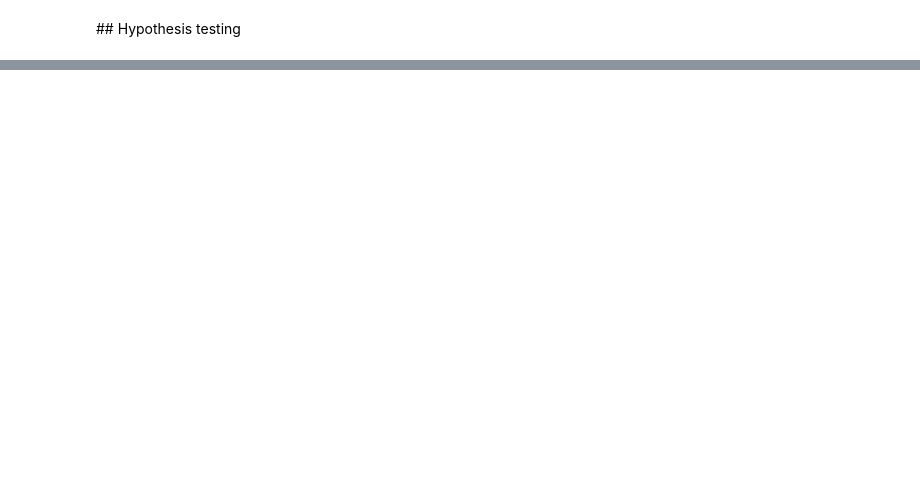
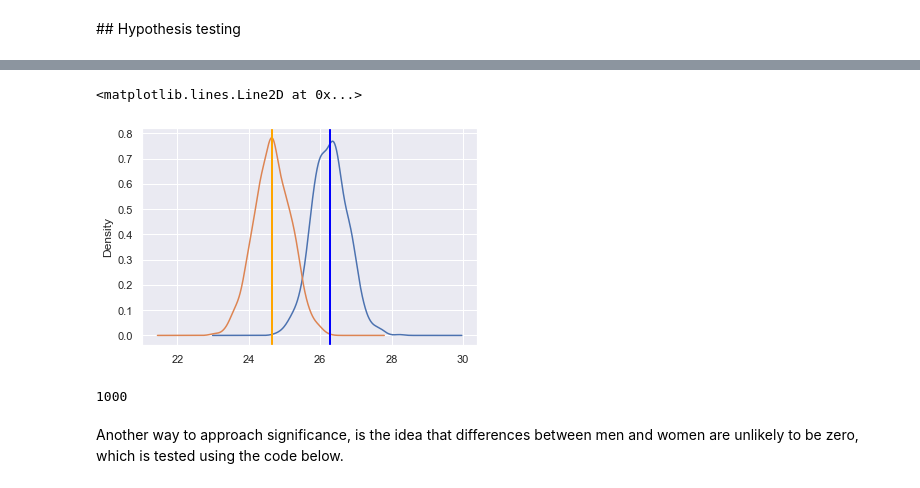
Before and after one commit to kasparvonbeelen/ghi_python, a Jupyter notebook: 10_-_Hypothesis_Testing.ipynb, the cells around one changed output, grey strips where cells are left out. Saved outputs shown, nothing was run; the diff lists cells and outputs as text; code cells hidden in the pictures; blank space fills up the shorter version.

```diff
--- a/10_-_Hypothesis_Testing.ipynb
+++ b/10_-_Hypothesis_Testing.ipynb
@@ -457,9 +230,21 @@ df_wh_P = df_whitechapel[df_whitechapel.Sex.isin(['F','M'])]
 # %%
-mean_sampled = []
-for _ in range(1000):
-    sample = df_wh_M['Age'].sample(20)
-    mean_sampled.append(sample.mean())
-ax = pd.Series(mean_sampled).plot(kind='density')
-ax.axvline(x = df_wh_F['Age'].mean(), color='black', lw=2)
+mean_sampled_m = []
+mean_sampled_f = []
+for _ in range(1000): # repeat code in block below 100 times
+    mean_sampled_m.append(df_wh_M['Age'].sample(1000).mean())
+    mean_sampled_f.append(df_wh_F['Age'].sample(1000).mean())
+ax = pd.Series(mean_sampled_m).plot(kind='density')
+pd.Series(mean_sampled_f).plot(kind='density')
+ax.axvline(x = pd.Series(mean_sampled_m).mean(), color='blue', lw=2)
+ax.axvline(x = pd.Series(mean_sampled_f).mean(), color='orange', lw=2)
+# %% [output]
+<matplotlib.lines.Line2D at 0x...>
+[figure, added]
+# %%
+len([i for i in mean_sampled_m if i >= pd.Series(mean_sampled_f).mean()])
+# %% [output]
+1000
+# %% [markdown]
+Another way to approach significance, is the idea that differences between men and women are unlikely to be zero, which is tested using the code below.
 # %%
 df_wh_F.shape,df_wh_M.shape
```
Also changed, not shown: parts of 199 cells of this notebook.
